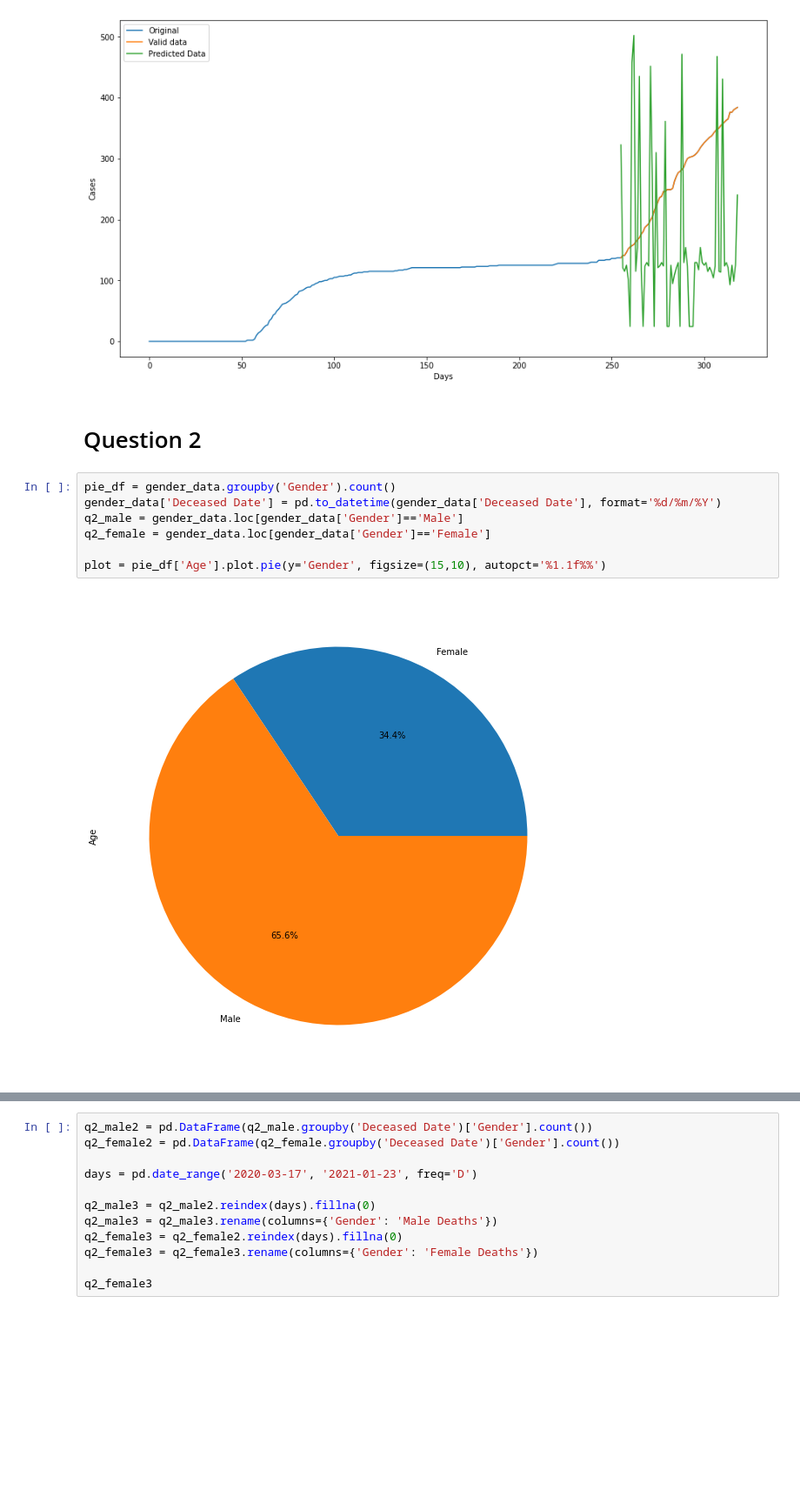
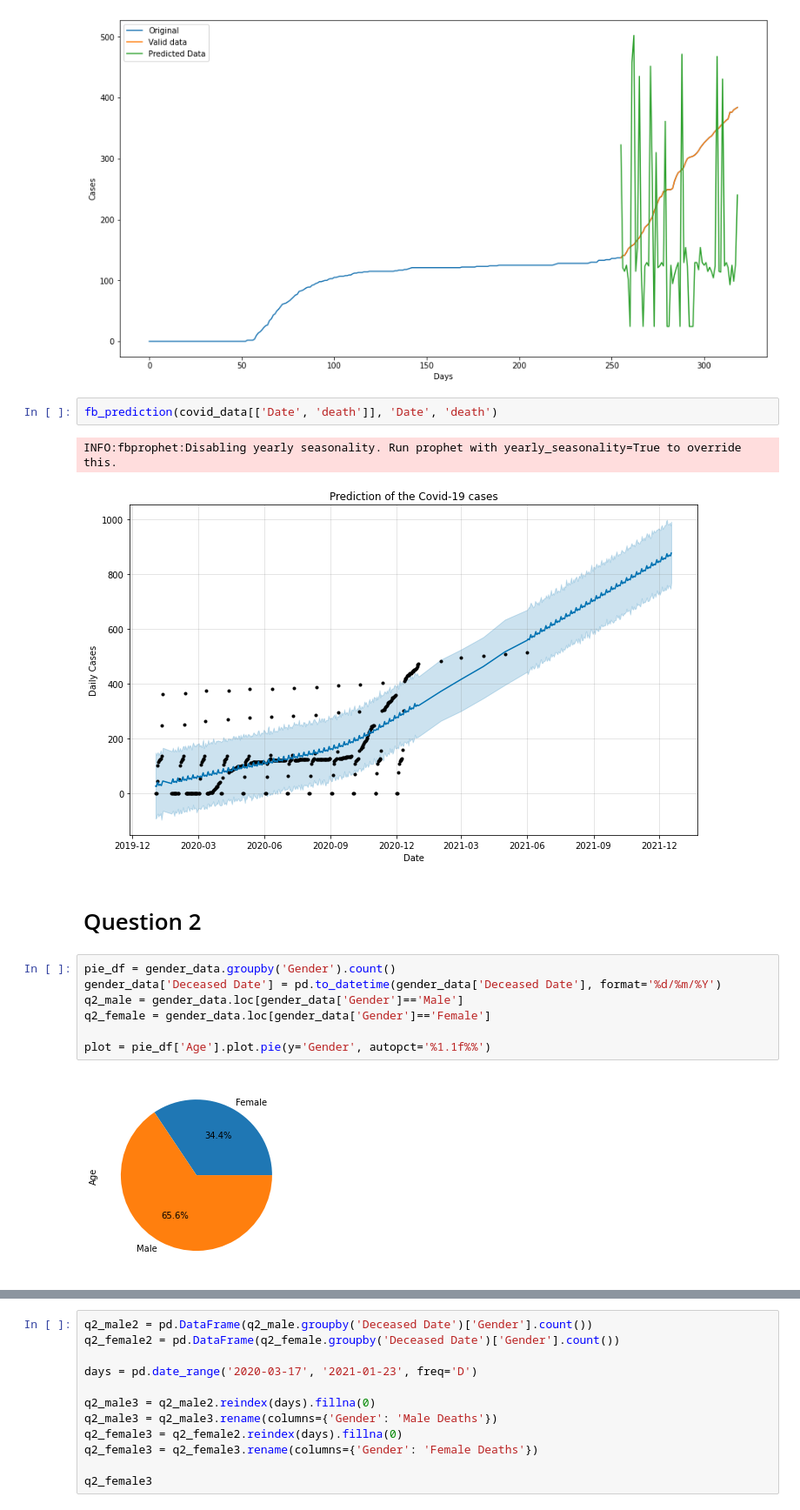
Before and after one commit to hiezam98/covid19, a Jupyter notebook: SDV_MP_HiezamSahdan.ipynb, the cells around one changed output, grey strips where cells are left out. Shown at 87% size. Drawn from its saved outputs; the diff is of its cells as text; blank space fills up the shorter version.

```diff
--- a/SDV_MP_HiezamSahdan.ipynb
+++ b/SDV_MP_HiezamSahdan.ipynb
@@ -253,14 +253,19 @@ Try using .loc[row_indexer,col_indexer] = value instead
 
 See the caveats in the documentation: https://pandas.pydata.org/pandas-docs/stable/user_guide/indexing.html#returning-a-view-versus-a-copy
 [figure]
+# %%
+fb_prediction(covid_data[['Date', 'death']], 'Date', 'death')
+# %% [output]
+INFO:fbprophet:Disabling yearly seasonality. Run prophet with yearly_seasonality=True to override this.
+[figure, added]
 # %% [markdown]
 # Question 2
 # %%
 pie_df = gender_data.groupby('Gender').count()
 gender_data['Deceased Date'] = pd.to_datetime(gender_data['Deceased Date'], format='%d/%m/%Y')
 q2_male = gender_data.loc[gender_data['Gender']=='Male']
 q2_female = gender_data.loc[gender_data['Gender']=='Female']
 
-plot = pie_df['Age'].plot.pie(y='Gender', figsize=(15,10), autopct='%1.1f%%')
+plot = pie_df['Age'].plot.pie(y='Gender', autopct='%1.1f%%')
 # %% [output]
-[figure, old version]
+[figure, new version]
```
Also changed, not shown: parts of 3 cells of this notebook.
